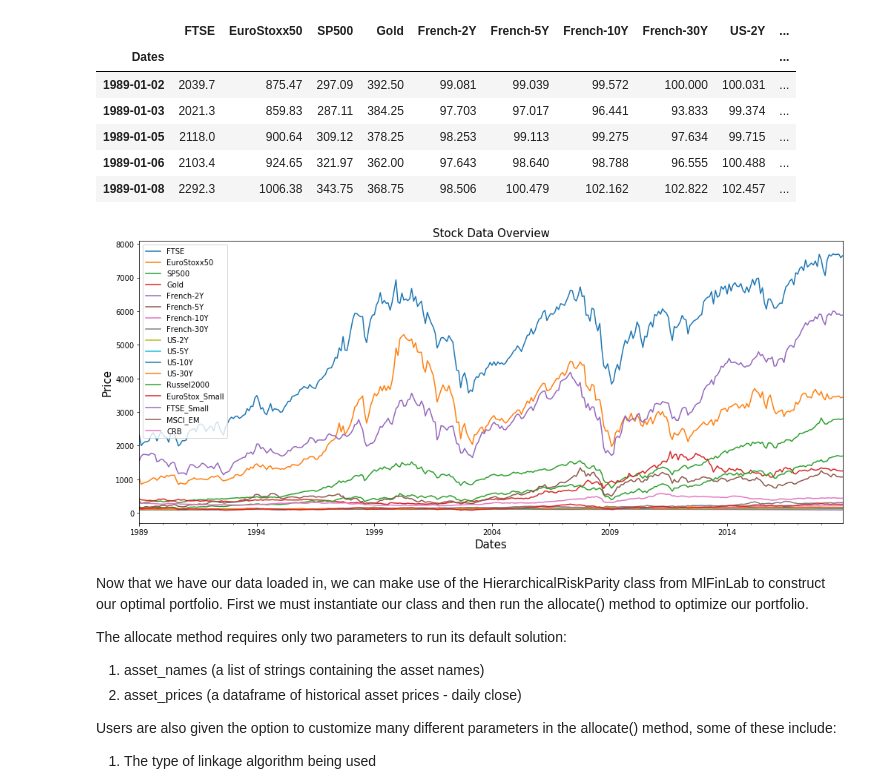
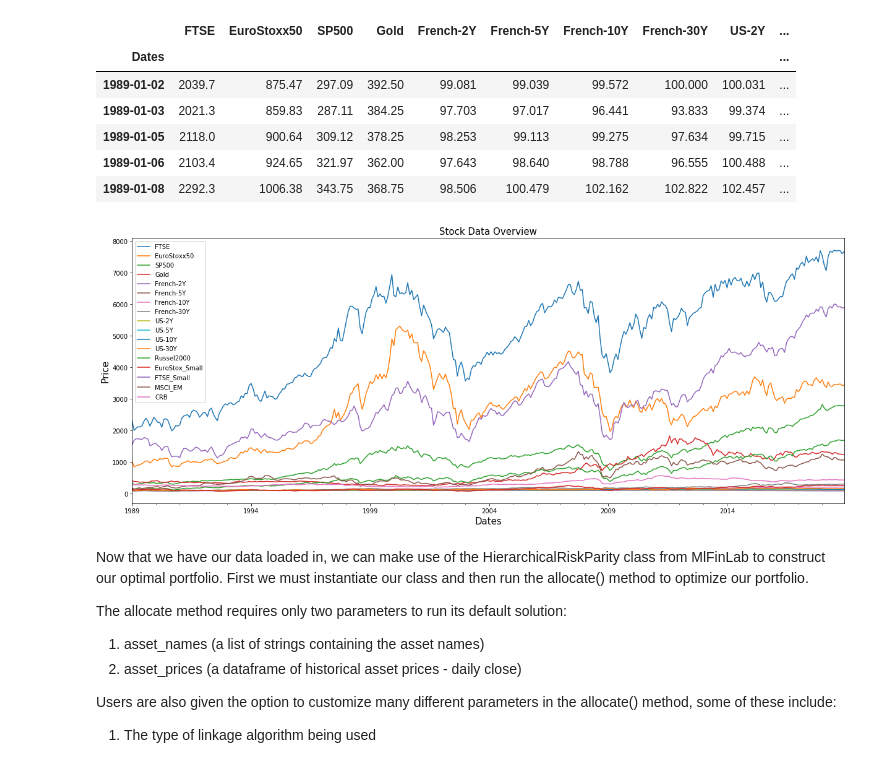
Before and after one commit to WeigeHuangEcon/research, a Jupyter notebook: HRP Blog Post/HRP Blog Post.ipynb, the cells around one changed output. Drawn from its saved outputs; the diff is of its cells as text; code cells hidden in the pictures.

```diff
--- a/HRP Blog Post/HRP Blog Post.ipynb
+++ b/HRP Blog Post/HRP Blog Post.ipynb
@@ -79,12 +79,14 @@ stock_prices.head()
 # %%
 # taking a quick look at our data
 stock_prices.resample('M').last().plot(figsize=(17,7))
 plt.ylabel('Price', size=15)
 plt.xlabel('Dates', size=15)
 plt.title('Stock Data Overview', size=15)
+plt.tight_layout()
+plt.savefig('stock_overview')
 plt.show()
 # %% [output]
-[figure, old version]
+[figure, new version]
 # %% [markdown]
 Now that we have our data loaded in, we can make use of the HierarchicalRiskParity class from MlFinLab to construct our optimal portfolio. First we must instantiate our class and then run the allocate() method to optimize our portfolio.
 
```
Also changed, not shown: parts of 7 cells of this notebook.
